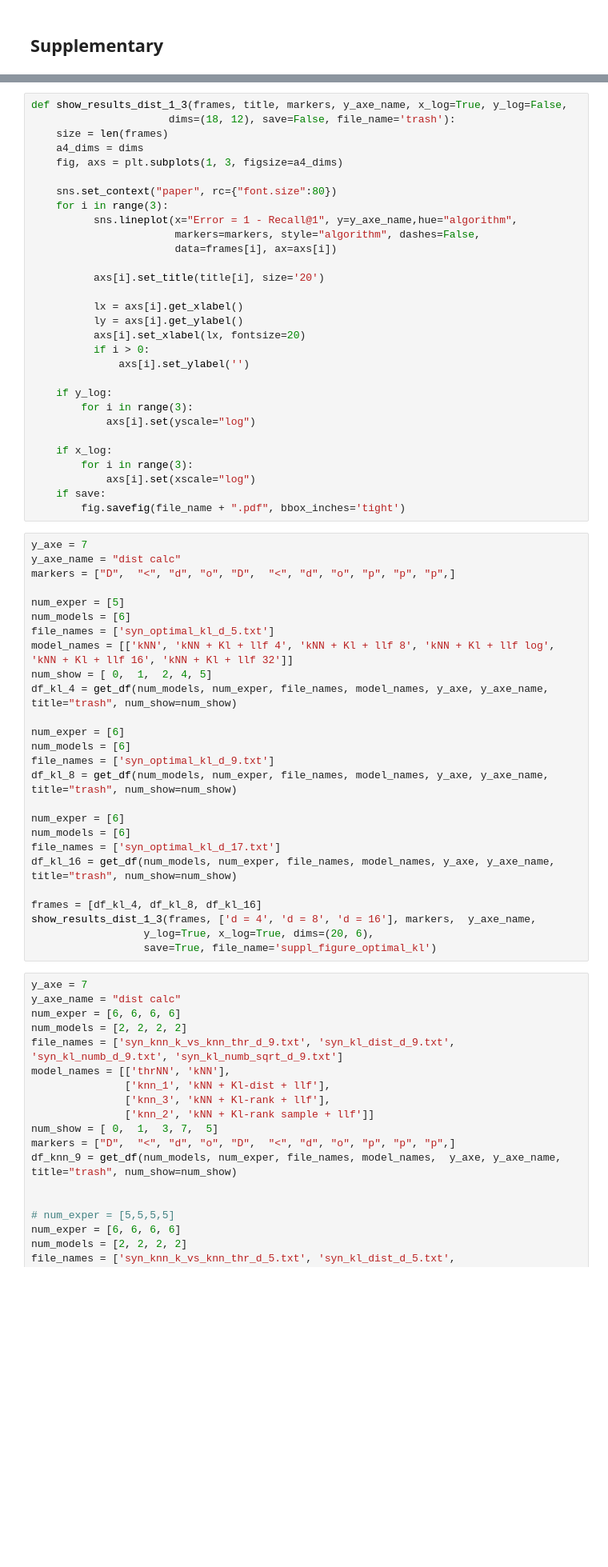
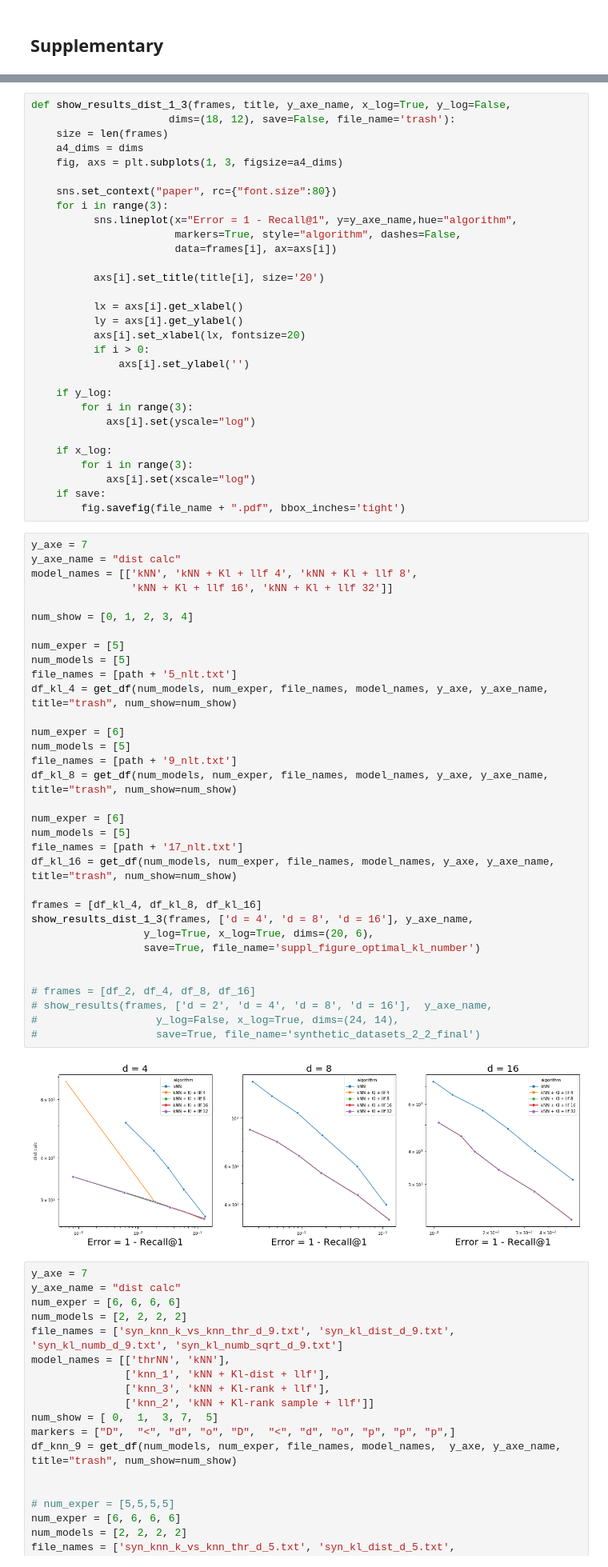
Before and after one commit to Shekhale/gbnns_theory, a Jupyter notebook: results/draw_results.ipynb, the cells around one changed output, grey strips where cells are left out. Shown: that part at 80% size. Saved outputs shown, nothing was run; the diff lists cells and outputs as text; blank space fills up the shorter version.

Commit message:
number_links_test

```diff
--- a/results/draw_results.ipynb
+++ b/results/draw_results.ipynb
@@ -205,5 +205,5 @@ def get_df(num_models, num_exper, file_names, model_names, y_axe,  y_axe_name, t
 # %%
-def show_results_dist_1_3(frames, title, markers, y_axe_name, x_log=True, y_log=False,
+def show_results_dist_1_3(frames, title, y_axe_name, x_log=True, y_log=False,
                       dims=(18, 12), save=False, file_name='trash'):
     size = len(frames)
     a4_dims = dims
@@ -212,7 +212,7 @@ def show_results_dist_1_3(frames, title, markers, y_axe_name, x_log=True, y_log=
     sns.set_context("paper", rc={"font.size":80})
     for i in range(3):
           sns.lineplot(x="Error = 1 - Recall@1", y=y_axe_name,hue="algorithm",
-                       markers=markers, style="algorithm", dashes=False,
+                       markers=True, style="algorithm", dashes=False,
                        data=frames[i], ax=axs[i])
 
           axs[i].set_title(title[i], size='20')
@@ -235,29 +235,38 @@ def show_results_dist_1_3(frames, title, markers, y_axe_name, x_log=True, y_log=
 # %%
 y_axe = 7
 y_axe_name = "dist calc"
-markers = ["D",  "<", "d", "o", "D",  "<", "d", "o", "p", "p", "p",]
+model_names = [['kNN', 'kNN + Kl + llf 4', 'kNN + Kl + llf 8',
+                'kNN + Kl + llf 16', 'kNN + Kl + llf 32']]
+
+num_show = [0, 1, 2, 3, 4]
 
 num_exper = [5]
-num_models = [6]
-file_names = ['syn_optimal_kl_d_5.txt']
-model_names = [['kNN', 'kNN + Kl + llf 4', 'kNN + Kl + llf 8', 'kNN + Kl + llf log', 'kNN + Kl + llf 16', 'kNN + Kl + llf 32']]
-num_show = [ 0,  1,  2, 4, 5]
+num_models = [5]
+file_names = [path + '5_nlt.txt']
 df_kl_4 = get_df(num_models, num_exper, file_names, model_names, y_axe, y_axe_name, title="trash", num_show=num_show)
 
 num_exper = [6]
-num_models = [6]
-file_names = ['syn_optimal_kl_d_9.txt']
+num_models = [5]
+file_names = [path + '9_nlt.txt']
 df_kl_8 = get_df(num_models, num_exper, file_names, model_names, y_axe, y_axe_name, title="trash", num_show=num_show)
 
 num_exper = [6]
-num_models = [6]
-file_names = ['syn_optimal_kl_d_17.txt']
+num_models = [5]
+file_names = [path + '17_nlt.txt']
 df_kl_16 = get_df(num_models, num_exper, file_names, model_names, y_axe, y_axe_name, title="trash", num_show=num_show)
 
 frames = [df_kl_4, df_kl_8, df_kl_16]
-show_results_dist_1_3(frames, ['d = 4', 'd = 8', 'd = 16'], markers,  y_axe_name,
+show_results_dist_1_3(frames, ['d = 4', 'd = 8', 'd = 16'], y_axe_name,
                   y_log=True, x_log=True, dims=(20, 6),
-                  save=True, file_name='suppl_figure_optimal_kl')
+                  save=True, file_name='suppl_figure_optimal_kl_number')
+
+
+# frames = [df_2, df_4, df_8, df_16]
+# show_results(frames, ['d = 2', 'd = 4', 'd = 8', 'd = 16'],  y_axe_name,
+#                   y_log=False, x_log=True, dims=(24, 14),
+#                   save=True, file_name='synthetic_datasets_2_2_final')
+# %% [output]
+[figure, added]
 # %%
 y_axe = 7
 y_axe_name = "dist calc"
```
Also changed, not shown: parts of 1 cell of this notebook, 1 other file.
